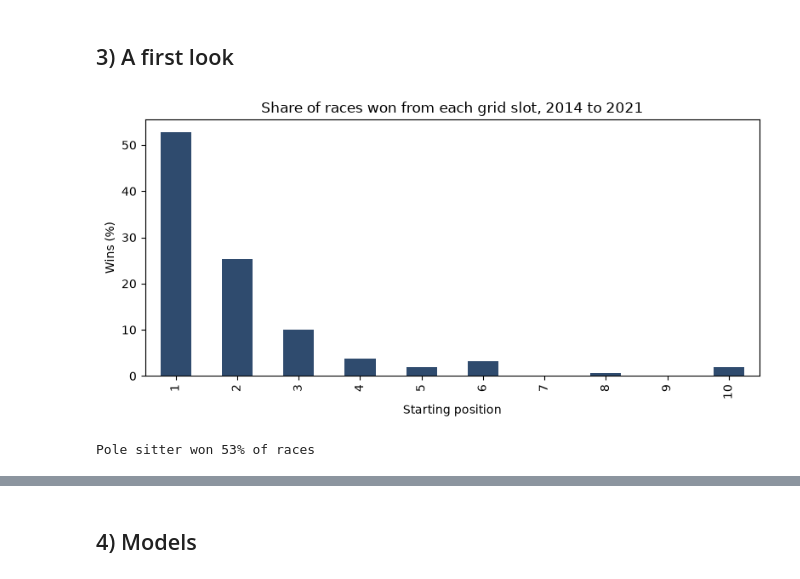
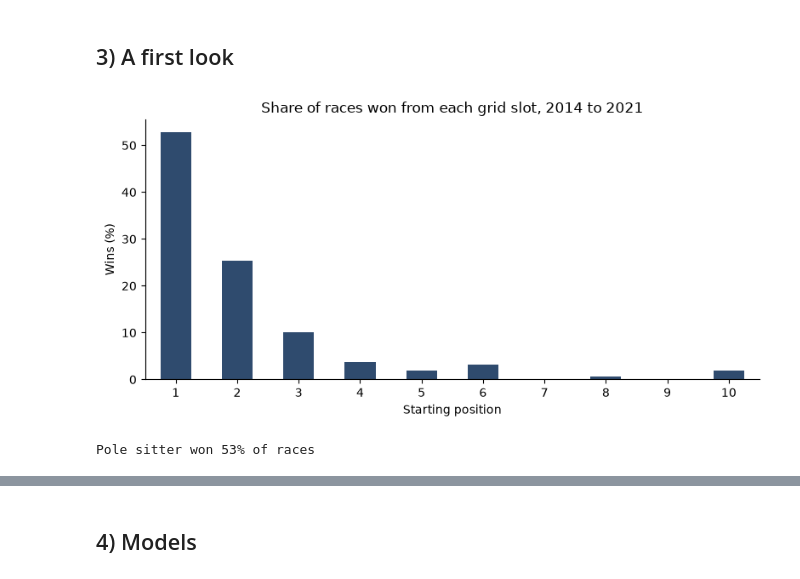
Before and after one commit to AlexandreBurhan/Formula-1-Winners-prediction, a Jupyter notebook: Formula1CodeAlex.ipynb, the cells around one changed output, grey strips where cells are left out. Cells and saved outputs as stored; diff of their text form; code cells hidden in the pictures.

```diff
--- a/Formula1CodeAlex.ipynb
+++ b/Formula1CodeAlex.ipynb
@@ -226,14 +226,16 @@ print(f'{before - len(df)} rows dropped: a driver or team with no previous race
 # %%
 win_by_grid = df[df.grid <= 10].groupby('grid')['target'].mean() * 100
 ax = win_by_grid.plot(kind='bar', color='#2f4b6e', figsize=(8, 4))
 ax.set_xlabel('Starting position')
 ax.set_ylabel('Wins (%)')
 ax.set_title('Share of races won from each grid slot, 2014 to 2021')
+ax.tick_params(axis='x', rotation=0)
+ax.spines[['top', 'right']].set_visible(False)
 plt.tight_layout()
 Path('figures').mkdir(exist_ok=True)
 plt.savefig('figures/win_rate_by_grid.png', dpi=150)
 plt.show()
 print(f"Pole sitter won {win_by_grid.loc[1]:.0f}% of races")
 # %% [output]
-[figure, old version]
+[figure, new version]
 Pole sitter won 53% of races
```
Also changed, not shown: parts of 5 cells of this notebook, 4 other files.
